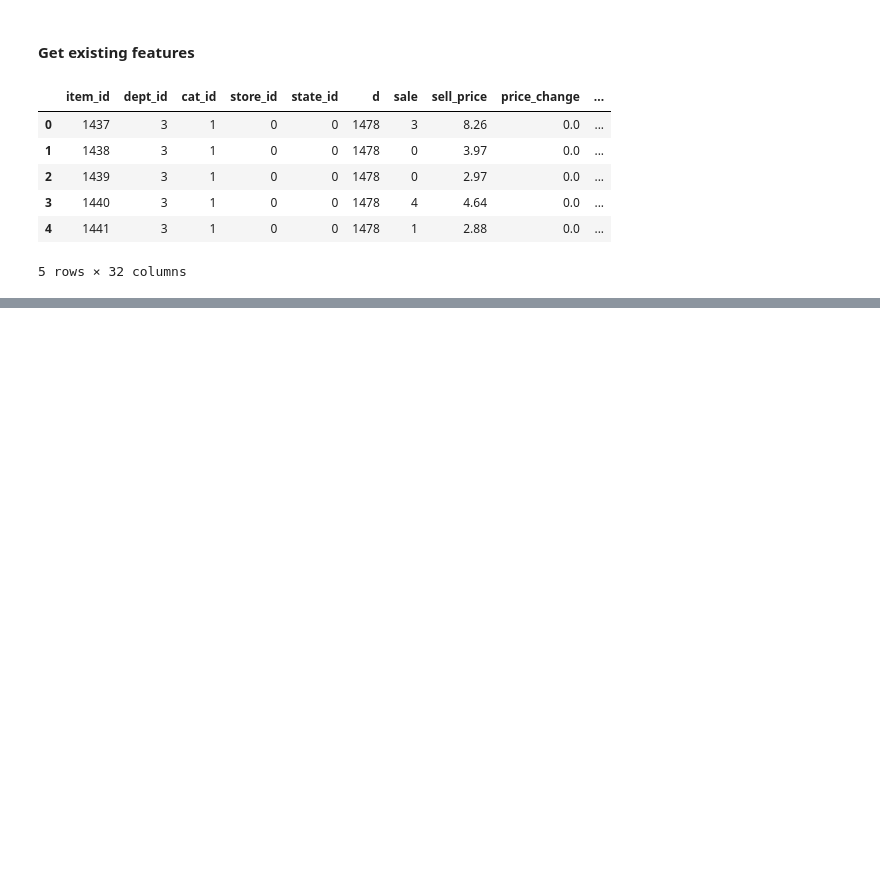
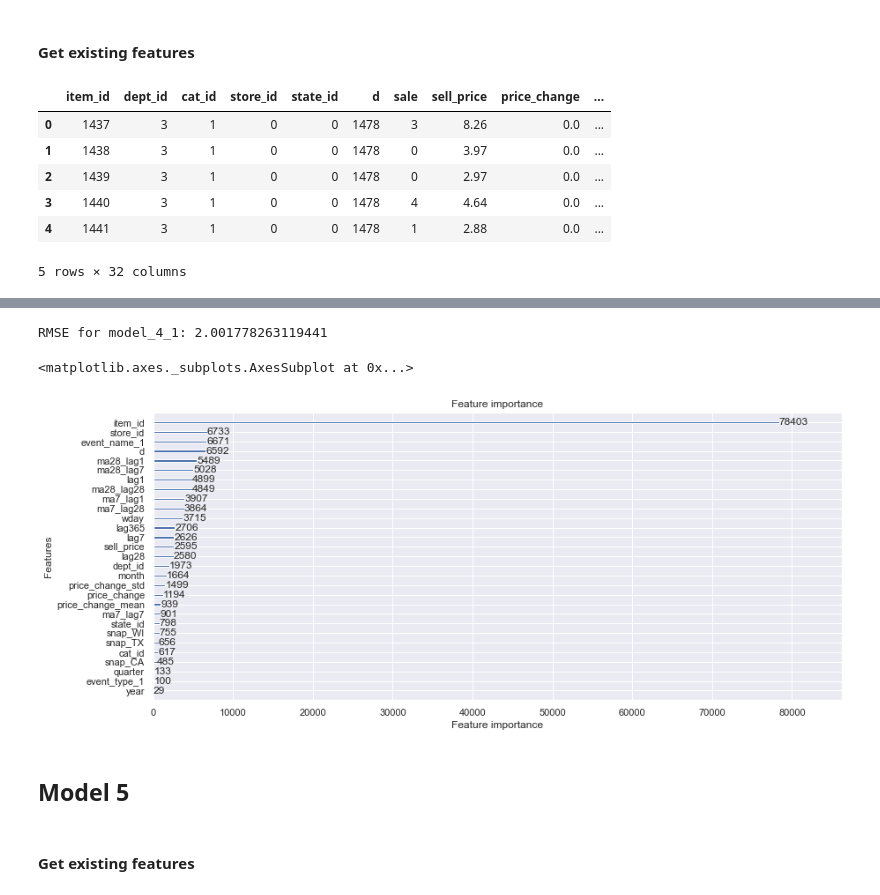
Before and after one commit to huyqd/Kaggle, a Jupyter notebook: m5-forecasting-accuracy/Model.ipynb, the cells around one changed output, grey strips where cells are left out. Drawn from its saved outputs; the diff is of its cells as text; code cells hidden in the pictures; blank space fills up the shorter version.

```diff
--- a/m5-forecasting-accuracy/Model.ipynb
+++ b/m5-forecasting-accuracy/Model.ipynb
@@ -371,7 +384,7 @@ X_train, y_train, X_val, y_val, X_test, y_test = split_data(sales, target_col, f
 del sales
 gc.collect();
 # %%
-categorical_features = ['item_id', 'dept_id', 'cat_id', 'store_id', 'state_id']
+categorical_features = ['item_id', 'dept_id', 'cat_id', 'store_id', 'state_id', 'event_name_1', 'event_type_1', 'event_name_2', 'event_type_2']
 # %%
 train_data = lgb.Dataset(X_train, label=y_train, categorical_feature=categorical_features, free_raw_data=False)
 val_data = lgb.Dataset(X_val, label=y_val, categorical_feature=categorical_features, free_raw_data=False)
@@ -421,0 +442,30 @@ lgb.plot_importance(model)
+# %%
+model_name = 'model_4_1'
+# %%
+%%time
+
+try:
+    lgb.Booster(model_file=model_name)
+
+except lgb.engine.LightGBMError:
+
+    params = {
+        "objective": "poisson",
+        "metric": "rmse",
+        "force_row_wise": True,
+        "learning_rate": 0.075,
+        "sub_row": 0.75,
+        "bagging_freq": 1,
+        "bagging_fraction": 0.8,
+        "feature_fraction": 0.8,
+        "lambda_l2": 0.1,
+        "metric": ["rmse"],
+        "verbosity": 1,
+        "num_iterations": 1200,
+        "num_leaves": 128,
+        "min_data_in_leaf": 100,
+    }
+
+    model = lgb.train(params, train_data, valid_sets=[train_data, val_data], valid_names=['train', 'validation'], verbose_eval=100)
+
+    model.save_model(model_name)
@@ -421,0 +486,13 @@ lgb.plot_importance(model)
+# %%
+y_pred = model.predict(X_test)
+
+print(f'RMSE for {model_name}:', rmse(y_test, y_pred))
+# %% [output]
+RMSE for model_4_1: 2.001778263119441
+# %%
+lgb.plot_importance(model)
+# %% [output]
+<matplotlib.axes._subplots.AxesSubplot at 0x...>
+[figure, added]
+# %% [markdown]
+## Model 5
@@ -421,0 +502,2 @@ lgb.plot_importance(model)
+# %% [markdown]
+#### Get existing features
```
Also changed, not shown: parts of 31 cells of this notebook, 8 other files.
